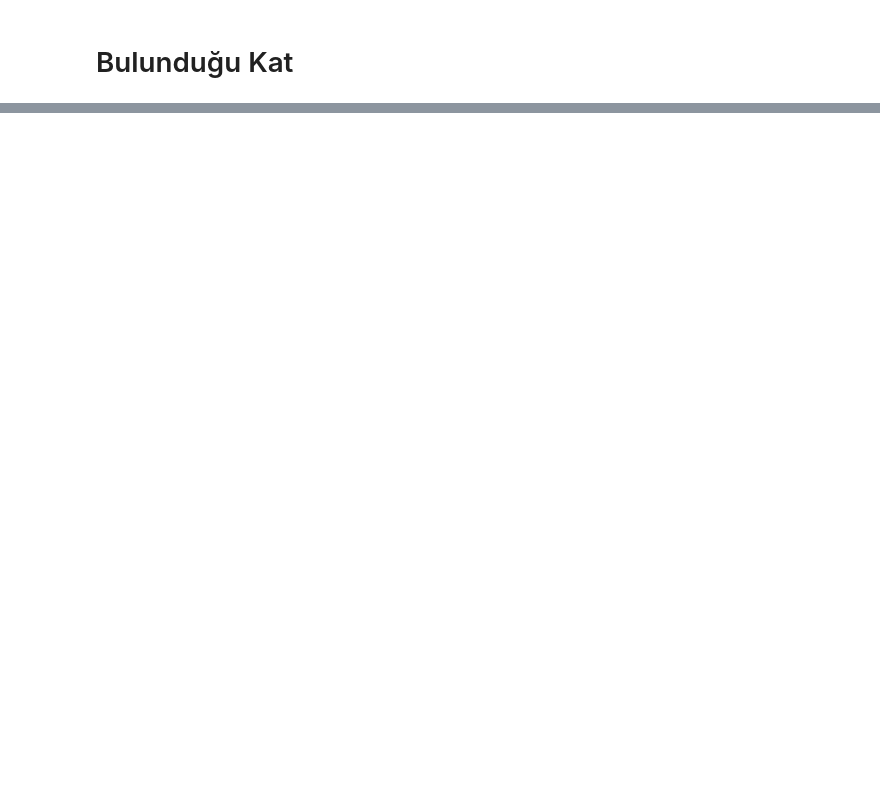
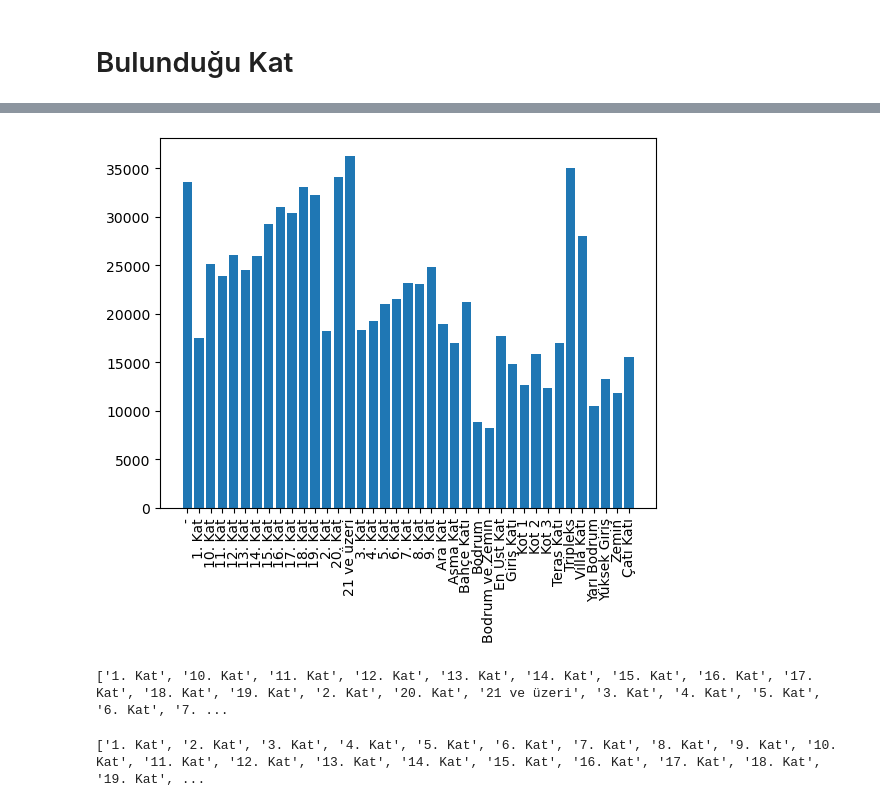
Before and after one commit to utkuboyar/istanbul_house_rent_prediction, a Jupyter notebook: EDA_regular.ipynb, the cells around one changed output, grey strips where cells are left out. Drawn from its saved outputs; the diff is of its cells as text; code cells hidden in the pictures; blank space fills up the shorter version.

```diff
--- a/EDA_regular.ipynb
+++ b/EDA_regular.ipynb
@@ -1019,0 +1128,2 @@ df.rename(columns={'yakit_tipi':'count', 'rent':'mean_rent'})
+# %%
+df['kullanim_durumu'] = df['Kullanım Durumu'].fillna('-')
@@ -1019,0 +1142,2 @@ df.rename(columns={'yakit_tipi':'count', 'rent':'mean_rent'})
+# %%
+df[df['kullanim_durumu'] == 'Belirtilmemiş']['kullanim_durumu'] = '-'
@@ -1041,0 +1181,5 @@ df[['longitude', 'latitude']]
+# %%
+df['bulundugu_kat'] = df['Bulunduğu Kat'].fillna('-')
+bulundugu_kat = df[['bulundugu_kat', 'rent']].groupby('bulundugu_kat').agg({'bulundugu_kat':'count', 'rent':'mean'})
+bulundugu_kat.rename(columns={'bulundugu_kat':'count', 'rent':'mean_rent'}, inplace=True)
+bulundugu_kat
@@ -1041,0 +1205,6 @@ df[['longitude', 'latitude']]
+# %%
+plt.bar(bulundugu_kat.index, bulundugu_kat['mean_rent'])
+plt.xticks(bulundugu_kat.index, rotation=90)
+plt.show()
+# %% [output]
+[figure, added]
@@ -1041,0 +1215,17 @@ df[['longitude', 'latitude']]
+# %%
+print(numeric)
+# %% [output]
+['1. Kat', '10. Kat', '11. Kat', '12. Kat', '13. Kat', '14. Kat', '15. Kat', '16. Kat', '17. Kat', '18. Kat', '19. Kat', '2. Kat', '20. Kat', '21 ve üzeri', '3. Kat', '4. Kat', '5. Kat', '6. Kat', '7. ...
+# %%
+for i in range(len(numeric)):
+    numeric[i] = int(numeric[i].replace('Kat', '').replace('.', '').replace('ve üzeri', '').replace(' ', ''))
+
+numeric = sorted(numeric)
+
+for i in range(len(numeric)):
+    numeric[i] = str(numeric[i]) + '. Kat'
+numeric[-1] = '21 ve üzeri'
+
+print(numeric)
+# %% [output]
+['1. Kat', '2. Kat', '3. Kat', '4. Kat', '5. Kat', '6. Kat', '7. Kat', '8. Kat', '9. Kat', '10. Kat', '11. Kat', '12. Kat', '13. Kat', '14. Kat', '15. Kat', '16. Kat', '17. Kat', '18. Kat', '19. Kat', ...
```
Also changed, not shown: parts of 92 cells of this notebook, 3 other files.
